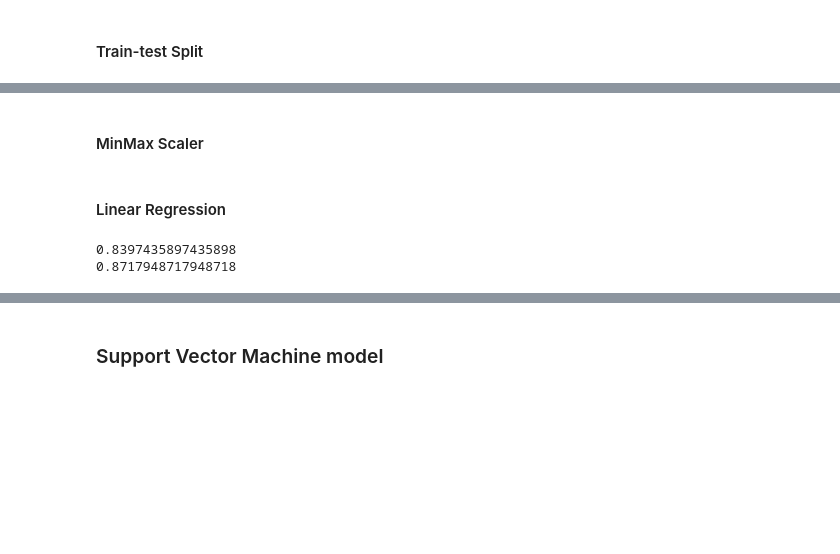
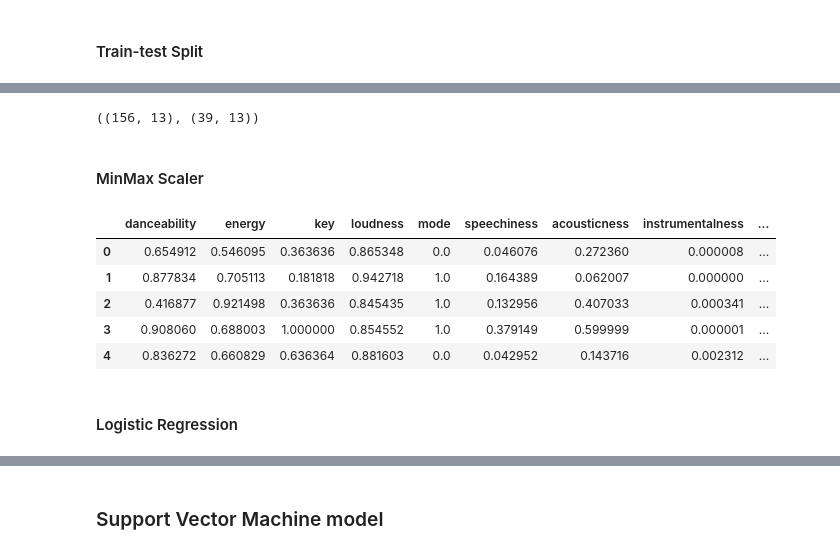
Before and after one commit to Jesus-Almansa/SupportVectorMachine, a Jupyter notebook: SVM_NN.ipynb, the cells around one changed output, grey strips where cells are left out. Saved outputs shown, nothing was run; the diff lists cells and outputs as text; code cells hidden in the pictures; blank space fills up the shorter version.

```diff
--- a/SVM_NN.ipynb
+++ b/SVM_NN.ipynb
@@ -224,3 +199,7 @@ X_test.head()
+# %%
+X_train.shape, X_test.shape
+# %% [output]
+((156, 13), (39, 13))
 # %% [markdown]
 #### MinMax Scaler
 # %%
@@ -236,7 +215,16 @@ MinMaxtransformer = MinMaxScaler().fit(X_train)
 X_train_scaled = EscaladorMinMax(X_train, MinMaxtransformer)
 X_test_scaled = EscaladorMinMax(X_test, MinMaxtransformer)
 X_scaled = pd.concat([X_train_scaled, X_test_scaled], axis=0)
+# %%
+X_train_scaled.head()
+# %% [output]
+|  | danceability | energy | key | loudness | mode | speechiness | acousticness | instrumentalness | ... |
+| 0 | 0.654912 | 0.546095 | 0.363636 | 0.865348 | 0.0 | 0.046076 | 0.272360 | 0.000008 | ... |
+| 1 | 0.877834 | 0.705113 | 0.181818 | 0.942718 | 1.0 | 0.164389 | 0.062007 | 0.000000 | ... |
+| 2 | 0.416877 | 0.921498 | 0.363636 | 0.845435 | 1.0 | 0.132956 | 0.407033 | 0.000341 | ... |
+| 3 | 0.908060 | 0.688003 | 1.000000 | 0.854552 | 1.0 | 0.379149 | 0.599999 | 0.000001 | ... |
+| 4 | 0.836272 | 0.660829 | 0.636364 | 0.881603 | 0.0 | 0.042952 | 0.143716 | 0.002312 | ... |
 # %% [markdown]
-#### Linear Regression
+#### Logistic Regression
 # %%
 from sklearn.linear_model import LogisticRegression
@@ -244,6 +231,0 @@ clf = LogisticRegression(solver='saga').fit(X_train_scaled, y_train)
-# %%
-print(clf.score(X_train_scaled,y_train))
-print(clf.score(X_test_scaled,y_test))
-# %% [output]
-0.8397435897435898
-0.8717948717948718
```
Also changed, not shown: parts of 50 cells of this notebook.
